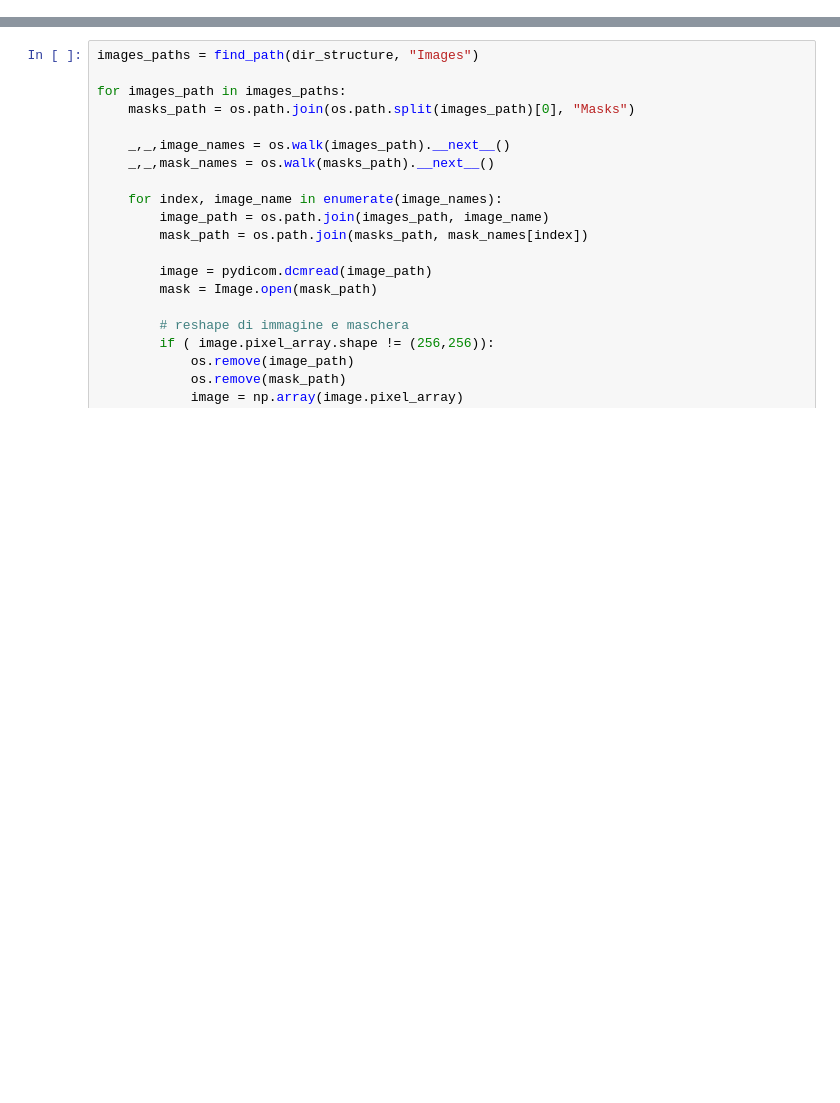
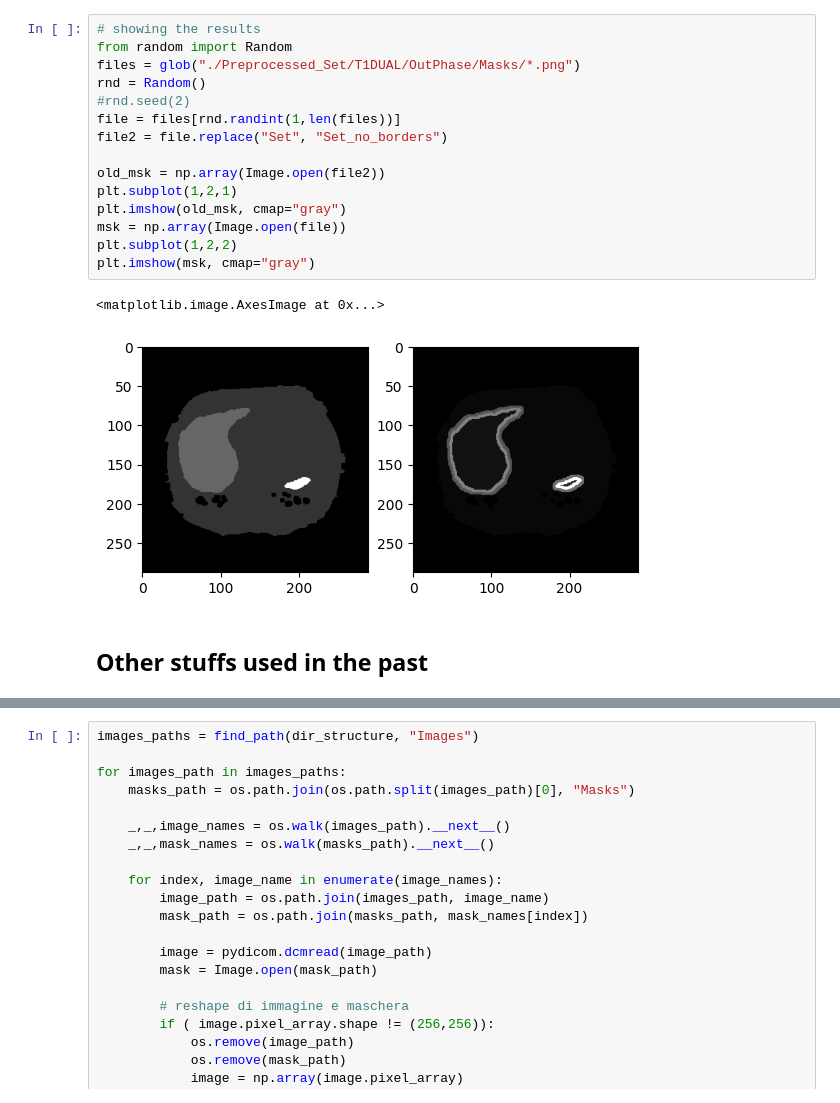
Before and after one commit to GiacomoPauletti/BioCV2023, a Jupyter notebook: manual_preprocessing.ipynb, the cells around one changed output, grey strips where cells are left out. Cells and saved outputs as stored; diff of their text form; blank space fills up the shorter version.

```diff
--- a/manual_preprocessing.ipynb
+++ b/manual_preprocessing.ipynb
@@ -211,0 +349,20 @@ Ho scelto per questo motivo di ridimensionare sia immagine sia maschera con ordi
+# %%
+# showing the results
+from random import Random
+files = glob("./Preprocessed_Set/T1DUAL/OutPhase/Masks/*.png")
+rnd = Random()
+#rnd.seed(2)
+file = files[rnd.randint(1,len(files))]
+file2 = file.replace("Set", "Set_no_borders")
+
+old_msk = np.array(Image.open(file2))
+plt.subplot(1,2,1)
+plt.imshow(old_msk, cmap="gray")
+msk = np.array(Image.open(file))
+plt.subplot(1,2,2)
+plt.imshow(msk, cmap="gray")
+# %% [output]
+<matplotlib.image.AxesImage at 0x...>
+[figure, added]
+# %% [markdown]
+## Other stuffs used in the past
```
Also changed, not shown: parts of 69 cells of this notebook, 3 other files.
